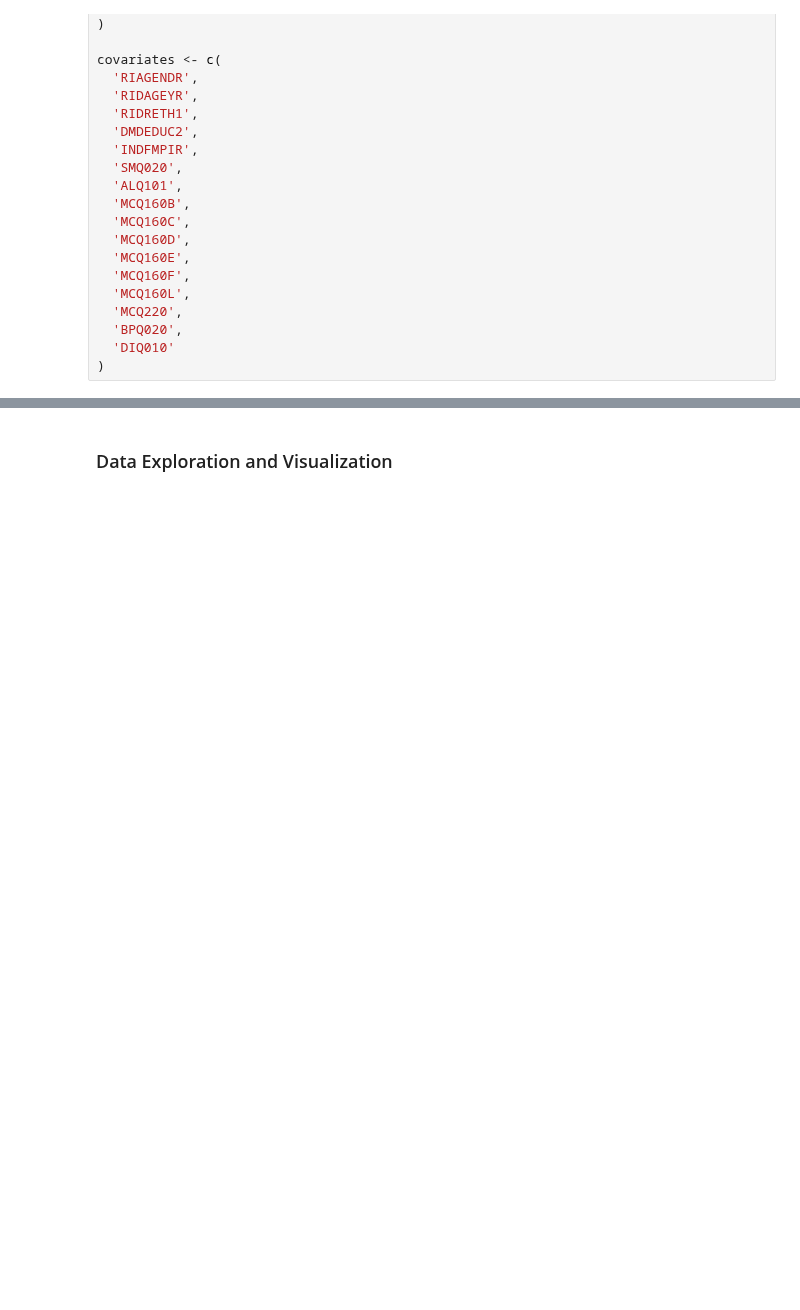
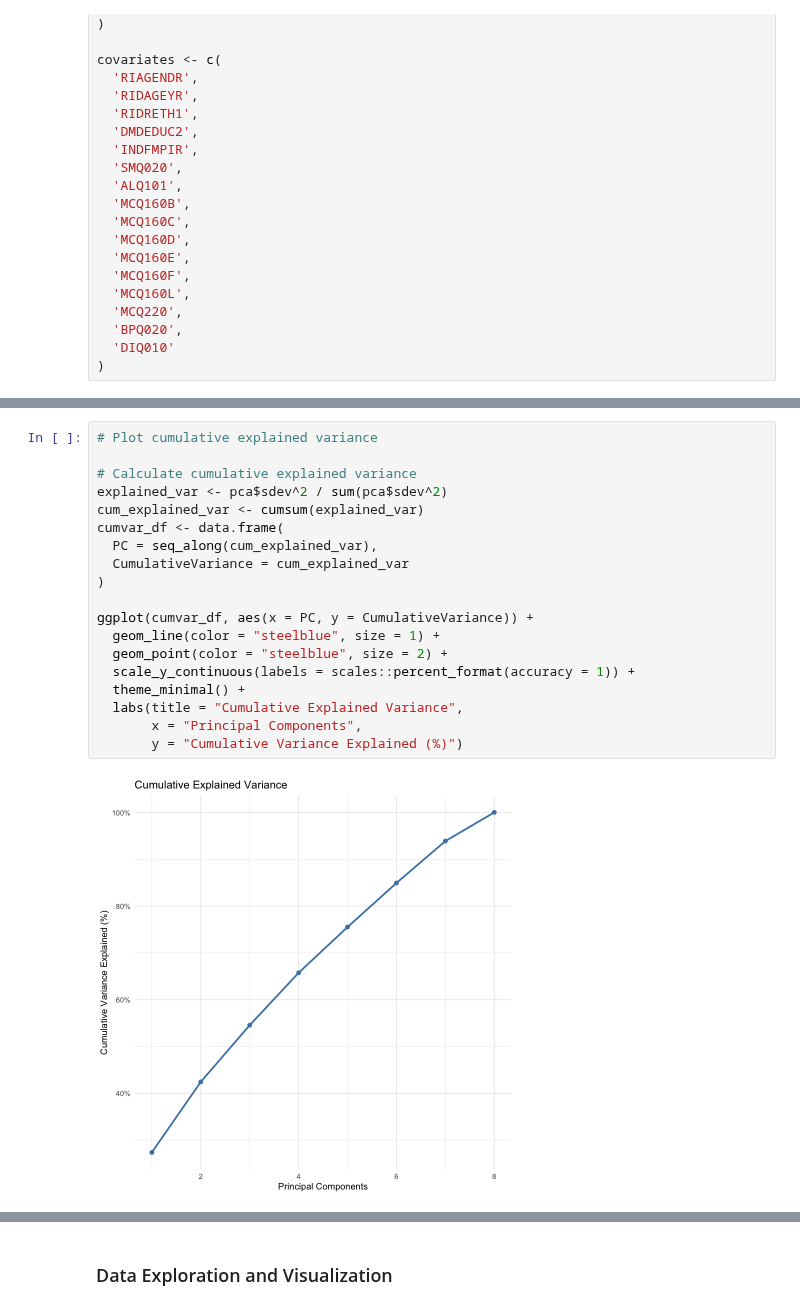
Before and after one commit to silvano315/Med-Physics, a Jupyter notebook: notebooks/NHANES_periodontal_analysis.ipynb, the cells around one changed output, grey strips where cells are left out. Cells and saved outputs as stored; diff of their text form; blank space fills up the shorter version.

```diff
--- a/notebooks/NHANES_periodontal_analysis.ipynb
+++ b/notebooks/NHANES_periodontal_analysis.ipynb
@@ -3682,0 +3715,21 @@ covariates <- c(
+# %%
+# Plot cumulative explained variance
+
+# Calculate cumulative explained variance
+explained_var <- pca$sdev^2 / sum(pca$sdev^2)
+cum_explained_var <- cumsum(explained_var)
+cumvar_df <- data.frame(
+  PC = seq_along(cum_explained_var),
+  CumulativeVariance = cum_explained_var
+)
+
+ggplot(cumvar_df, aes(x = PC, y = CumulativeVariance)) +
+  geom_line(color = "steelblue", size = 1) +
+  geom_point(color = "steelblue", size = 2) +
+  scale_y_continuous(labels = scales::percent_format(accuracy = 1)) +
+  theme_minimal() +
+  labs(title = "Cumulative Explained Variance",
+       x = "Principal Components",
+       y = "Cumulative Variance Explained (%)")
+# %% [output]
+[figure, added]
```
Also changed, not shown: parts of 15 cells of this notebook.
